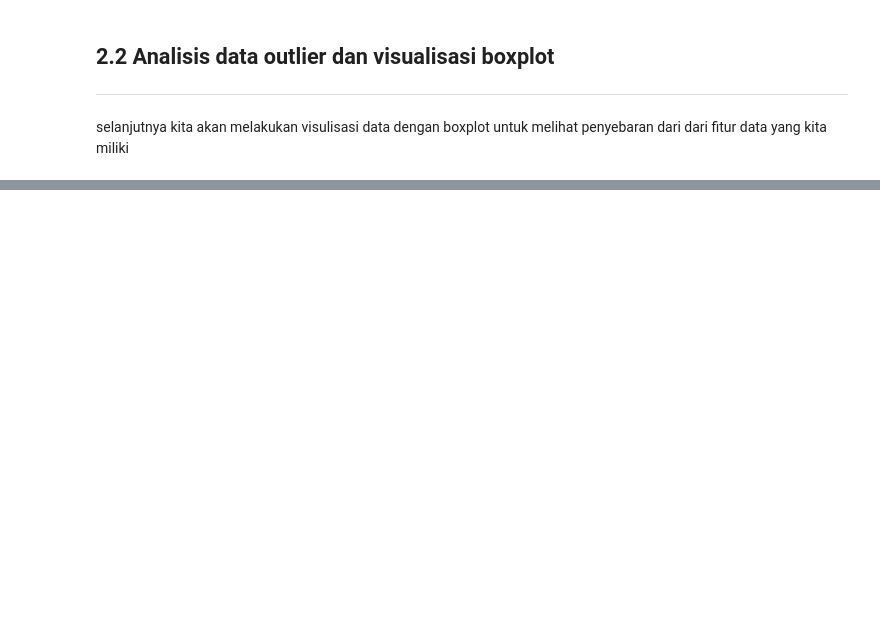
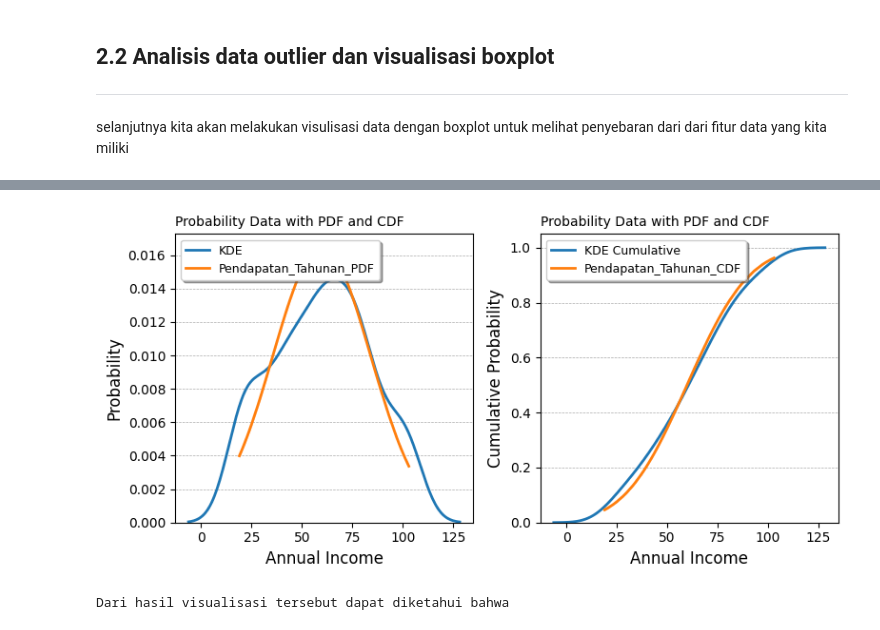
Before and after one commit to BlackBox-Ops/ML-Customer-Segmentation, a Jupyter notebook: notebooks/analisis_eda.ipynb, the cells around one changed output, grey strips where cells are left out. Cells and saved outputs as stored; diff of their text form; code cells hidden in the pictures; blank space fills up the shorter version.

```diff
--- a/notebooks/analisis_eda.ipynb
+++ b/notebooks/analisis_eda.ipynb
@@ -136,0 +295,17 @@ selanjutnya kita akan melakukan visulisasi data dengan boxplot untuk melihat pen
+# %%
+# panggil class DataVisualizer
+visualizer = DataVisualizer(df)
+# panggil function plot_kde_pdf_cdf
+visualizer.plot_kde_pdf_cdf(
+    column_name='Pendapatan_Tahunan',
+    x_label="Annual Income",
+    y_labels=("Probability", "Cumulative Probability"),
+    title="Probability Data with PDF and CDF"
+)
+
+print("""
+Dari hasil visualisasi tersebut dapat diketahui bahwa
+""")
+# %% [output]
+[figure, added]
+Dari hasil visualisasi tersebut dapat diketahui bahwa
```
Also changed, not shown: parts of 15 cells of this notebook.
